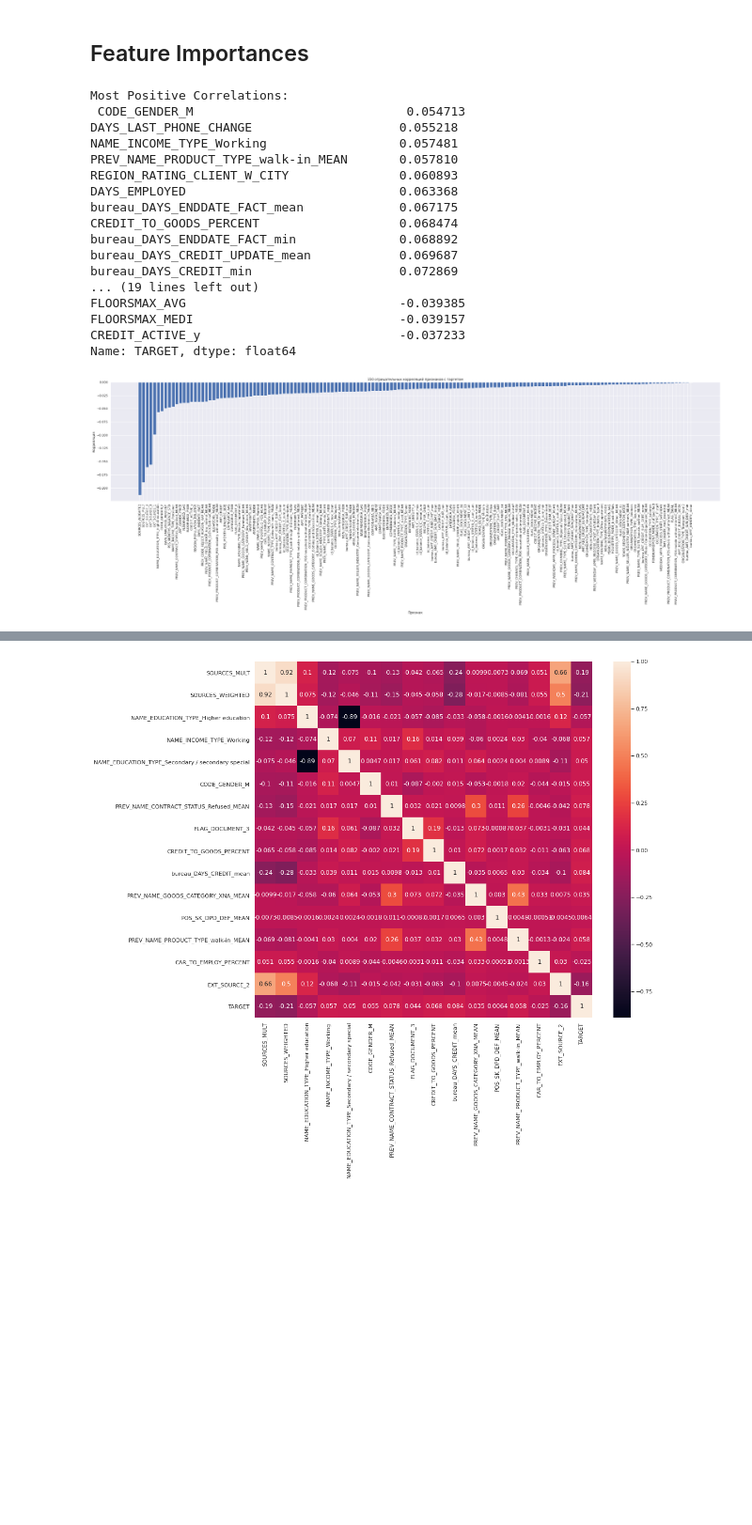
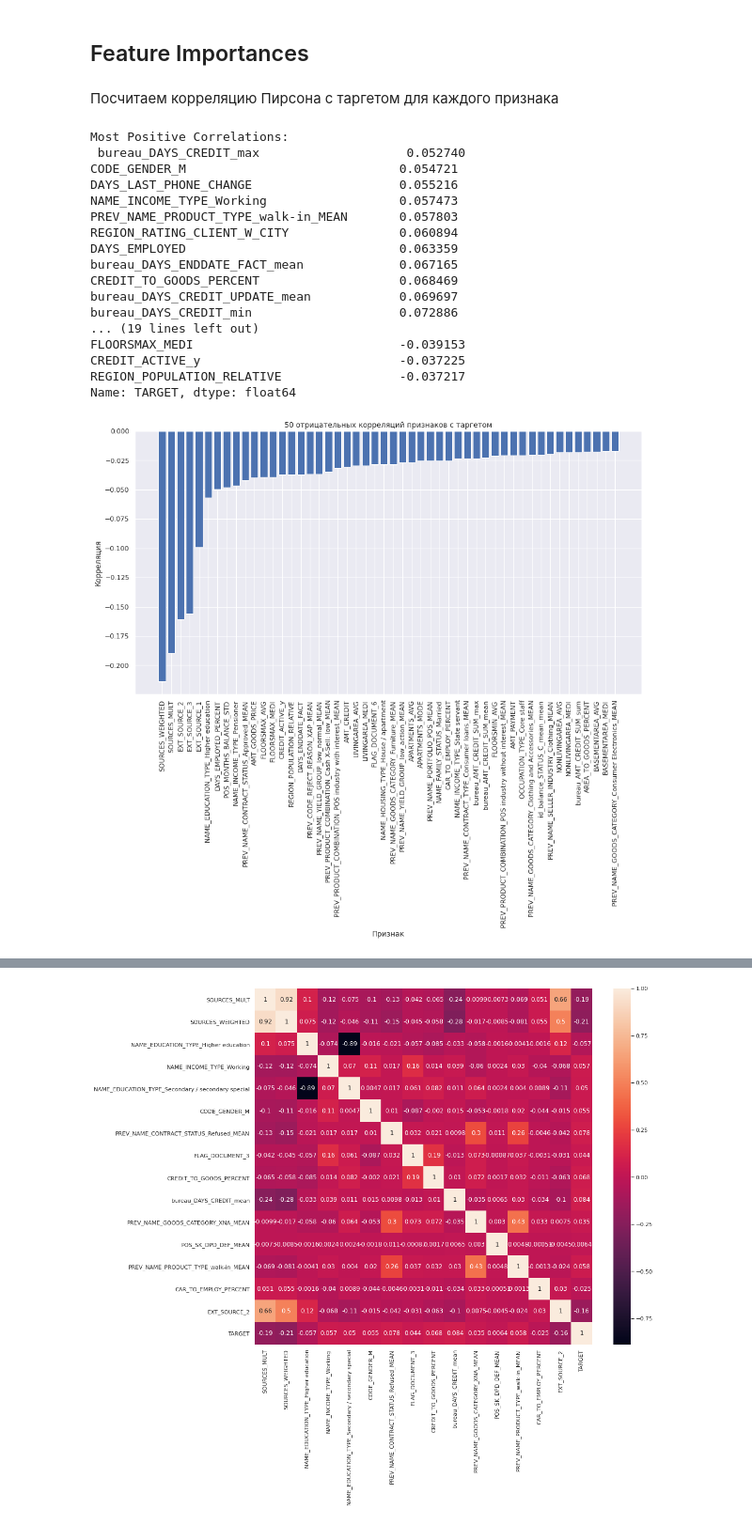
Before and after one commit to artakhm/HomeCredit, a Jupyter notebook: home_credit.ipynb, the cells around one changed output, grey strips where cells are left out. Shown: that part at 94% size. Cells and saved outputs as stored; diff of their text form; code cells hidden in the pictures; blank space fills up the shorter version.

```diff
--- a/home_credit.ipynb
+++ b/home_credit.ipynb
@@ -35,2 +37,2 @@ Drive already mounted at /content/drive; to attempt to forcibly remount, call dr
 # %%
-train = pd.read_csv('/content/drive/My Drive/HomeCredit/train.csv')
+train = pd.read_csv('/content/drive/My Drive/HomeCredit/X.csv')
@@ -56,6 +44,8 @@ X=train.drop(columns=['TARGET'])
 y=train['TARGET']
 # %% [markdown]
 ## Feature Importances
+# %% [markdown]
+Посчитаем корреляцию Пирсона с таргетом для каждого признака
 # %%
 X['TARGET'] = y
 correlations = X.corr()['TARGET'].sort_values()
@@ -64,31 +54,31 @@ print('Most Positive Correlations:\n', correlations.tail(15))
 print('\nMost Negative Correlations:\n', correlations.head(15))
 # %% [output]
 Most Positive Correlations:
- CODE_GENDER_M                             0.054713
-DAYS_LAST_PHONE_CHANGE                    0.055218
-NAME_INCOME_TYPE_Working                  0.057481
-PREV_NAME_PRODUCT_TYPE_walk-in_MEAN       0.057810
-REGION_RATING_CLIENT_W_CITY               0.060893
-DAYS_EMPLOYED                             0.063368
-bureau_DAYS_ENDDATE_FACT_mean             0.067175
-CREDIT_TO_GOODS_PERCENT                   0.068474
-bureau_DAYS_ENDDATE_FACT_min              0.068892
-bureau_DAYS_CREDIT_UPDATE_mean            0.069687
-bureau_DAYS_CREDIT_min                    0.072869
+ bureau_DAYS_CREDIT_max                    0.052740
+CODE_GENDER_M                             0.054721
+DAYS_LAST_PHONE_CHANGE                    0.055216
+NAME_INCOME_TYPE_Working                  0.057473
+PREV_NAME_PRODUCT_TYPE_walk-in_MEAN       0.057803
+REGION_RATING_CLIENT_W_CITY               0.060894
+DAYS_EMPLOYED                             0.063359
+bureau_DAYS_ENDDATE_FACT_mean             0.067165
+CREDIT_TO_GOODS_PERCENT                   0.068469
+bureau_DAYS_CREDIT_UPDATE_mean            0.069697
+bureau_DAYS_CREDIT_min                    0.072886
 ... (19 lines left out)
-FLOORSMAX_AVG                             -0.039385
-FLOORSMAX_MEDI                            -0.039157
-CREDIT_ACTIVE_y                           -0.037233
+FLOORSMAX_MEDI                            -0.039153
+CREDIT_ACTIVE_y                           -0.037225
+REGION_POPULATION_RELATIVE                -0.037217
 Name: TARGET, dtype: float64
 # %%
-plt.figure(figsize=(40, 8))
+plt.figure(figsize=(15, 8))
 plt.xlabel('Признак')
 plt.ylabel('Корреляция')
-plt.title('150 отрицательных корреляций признаков с таргетом')
-plt.bar(correlations.index[:150], correlations[:150])
+plt.title('50 отрицательных корреляций признаков с таргетом')
+plt.bar(correlations.index[:50], correlations[:50])
 plt.xticks(rotation=90)
 plt.savefig('corr2')
 plt.show()
 # %% [output]
-[figure, old version]
+[figure, new version]
 # %%
```
Also changed, not shown: parts of 45 cells of this notebook.
